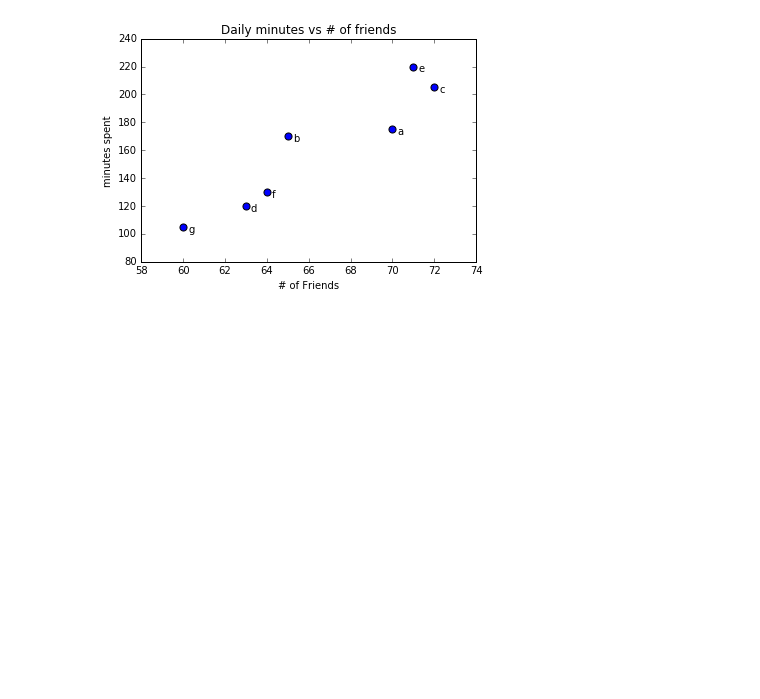
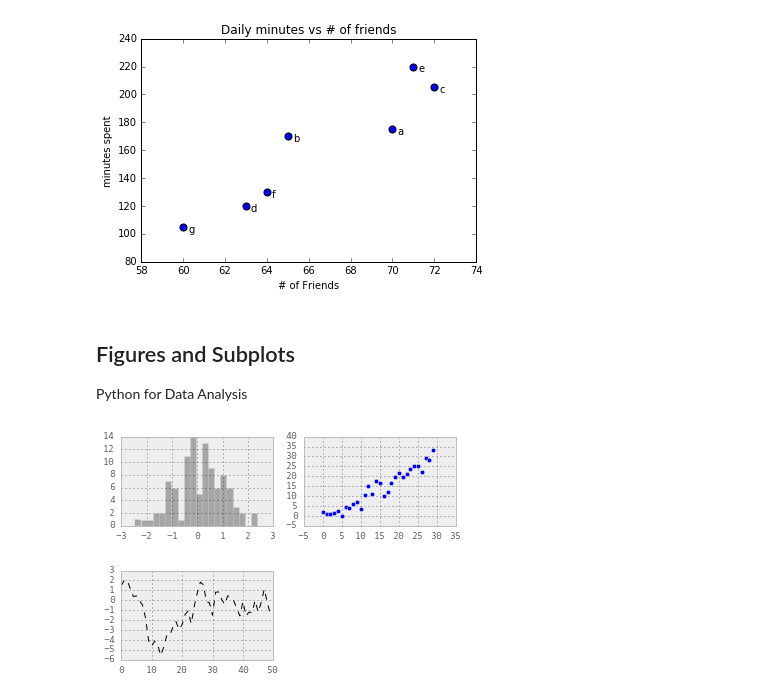
Before and after one commit to ja-vazquez/Python_compendium, a Jupyter notebook: Visualizing_Data.ipynb, the cells around one changed output. Cells and saved outputs as stored; diff of their text form; code cells hidden in the pictures; blank space fills up the shorter version.

```diff
--- a/Visualizing_Data.ipynb
+++ b/Visualizing_Data.ipynb
@@ -101,3 +103,6 @@ plt.ylabel('minutes spent')
 plt.show()
 # %% [output]
 [figure]
+# %% [markdown]
+## Figures and Subplots
+Python for Data Analysis
@@ -103,0 +112,10 @@ plt.show()
+# %%
+fig = plt.figure()
+ax1 = fig.add_subplot(2, 2, 1)
+ax2 = fig.add_subplot(2, 2, 2)
+ax2.scatter(np.arange(30), np.arange(30)+ 3*randn(30))
+ax3 = fig.add_subplot(2, 2, 3)
+plt.plot(randn(50).cumsum(), 'k--')
+_ =ax1.hist(randn(100), bins=20, color='k', alpha=0.3)
+# %% [output]
+[figure, added]
```
Also changed, not shown: parts of 18 cells of this notebook, 10 other files.
